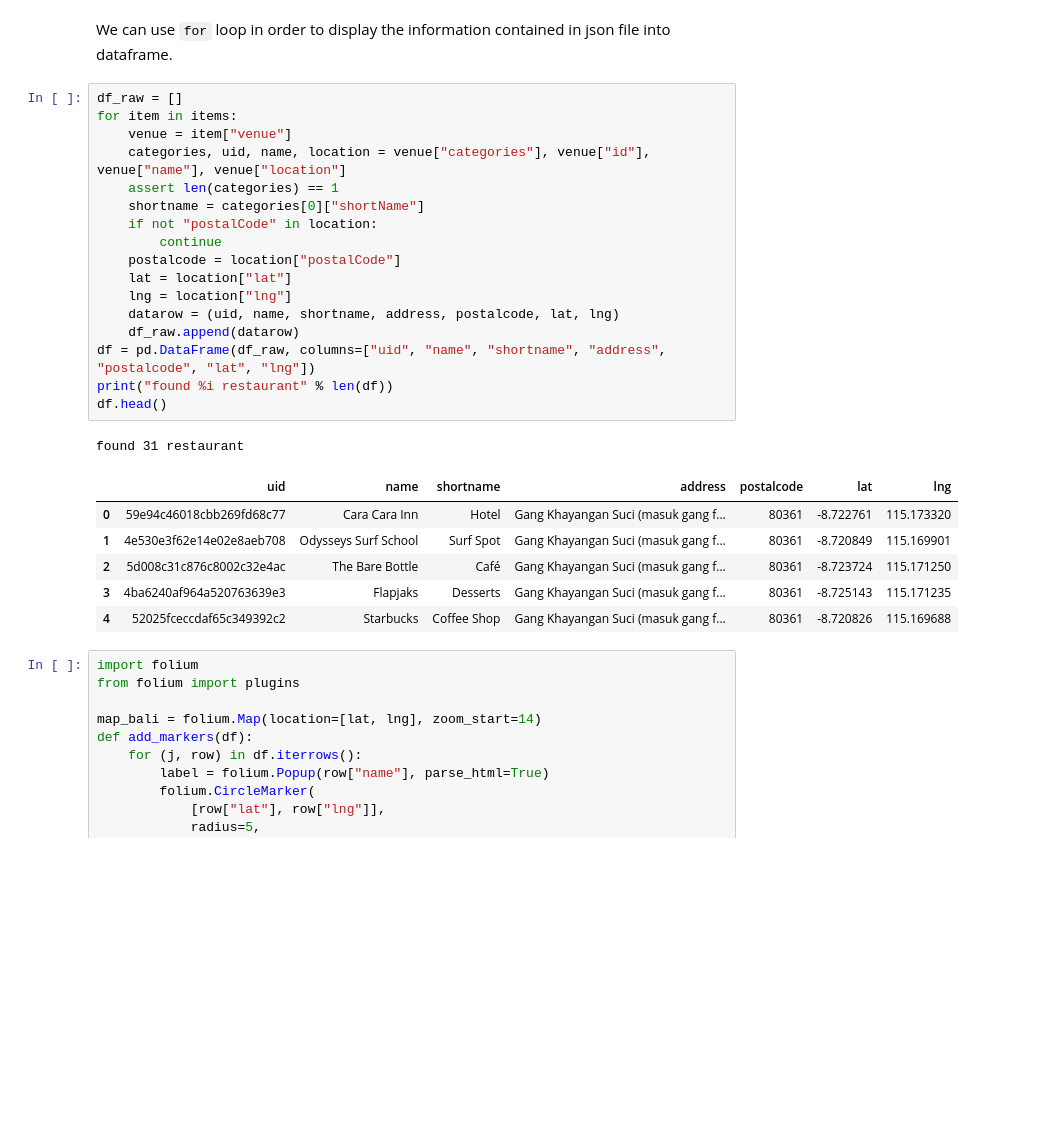
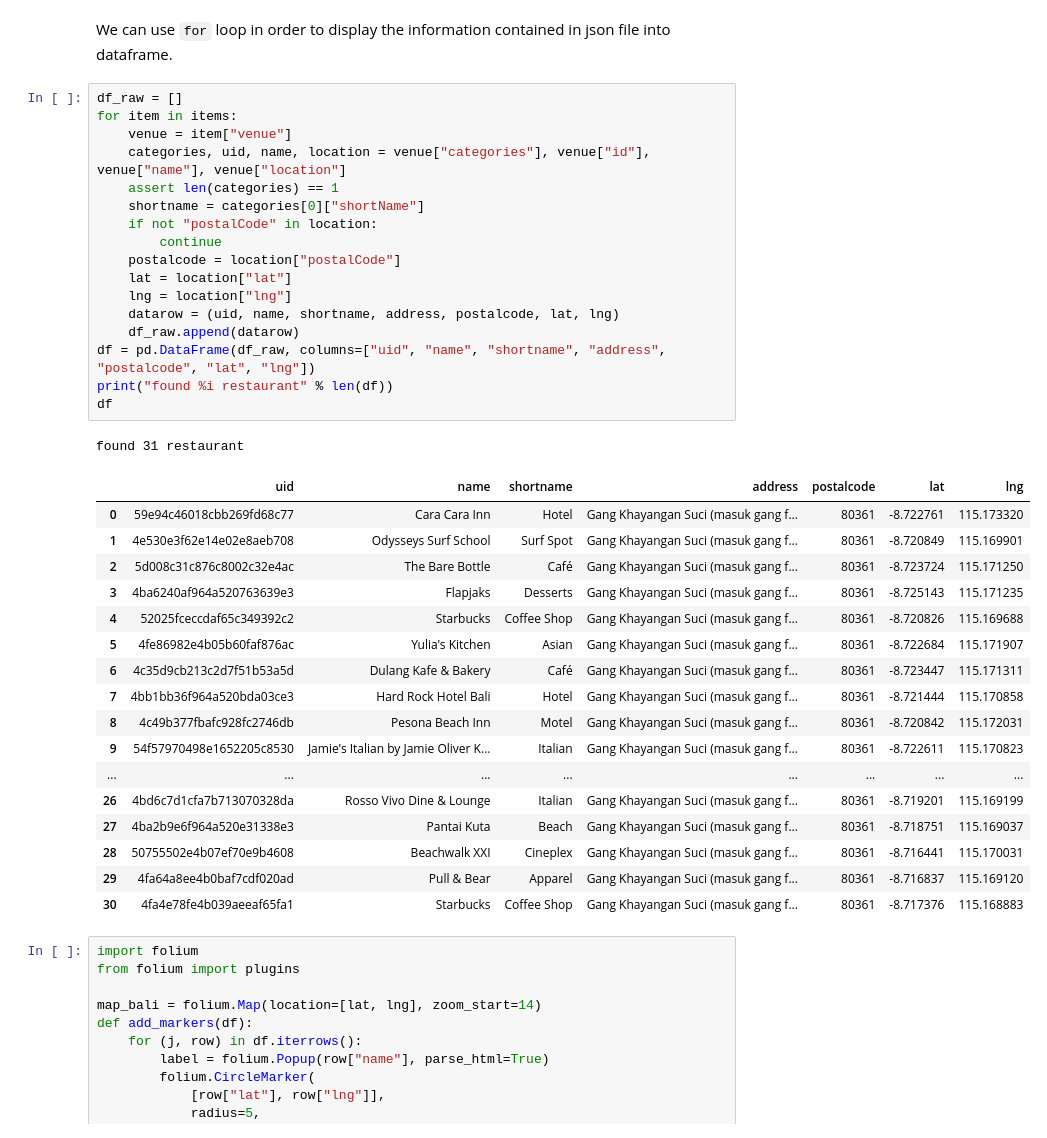
Before and after one commit to madesgriya/Coursera_Capstone, a Jupyter notebook: Capstone Project - The Battle of Neighborhoods (Week-2) - Analysis.ipynb, the cells around one changed output. Drawn from its saved outputs; the diff is of its cells as text; blank space fills up the shorter version.

```diff
--- a/Capstone Project - The Battle of Neighborhoods (Week-2) - Analysis.ipynb
+++ b/Capstone Project - The Battle of Neighborhoods (Week-2) - Analysis.ipynb
@@ -123,28 +123,39 @@ We can use `for` loop in order to display the information contained in json file
 # %%
 df_raw = []
 for item in items:
     venue = item["venue"]
     categories, uid, name, location = venue["categories"], venue["id"], venue["name"], venue["location"]
     assert len(categories) == 1
     shortname = categories[0]["shortName"]
     if not "postalCode" in location:
         continue
     postalcode = location["postalCode"]
     lat = location["lat"]
     lng = location["lng"]
     datarow = (uid, name, shortname, address, postalcode, lat, lng)
     df_raw.append(datarow)
 df = pd.DataFrame(df_raw, columns=["uid", "name", "shortname", "address", "postalcode", "lat", "lng"])
 print("found %i restaurant" % len(df))
-df.head()
+df
 # %% [output]
 found 31 restaurant
 |  | uid | name | shortname | address | postalcode | lat | lng |
 | 0 | 59e94c46018cbb269fd68c77 | Cara Cara Inn | Hotel | Gang Khayangan Suci (masuk gang f... | 80361 | -8.722761 | 115.173320 |
 | 1 | 4e530e3f62e14e02e8aeb708 | Odysseys Surf School | Surf Spot | Gang Khayangan Suci (masuk gang f... | 80361 | -8.720849 | 115.169901 |
 | 2 | 5d008c31c876c8002c32e4ac | The Bare Bottle | Café | Gang Khayangan Suci (masuk gang f... | 80361 | -8.723724 | 115.171250 |
 | 3 | 4ba6240af964a520763639e3 | Flapjaks | Desserts | Gang Khayangan Suci (masuk gang f... | 80361 | -8.725143 | 115.171235 |
 | 4 | 52025fceccdaf65c349392c2 | Starbucks | Coffee Shop | Gang Khayangan Suci (masuk gang f... | 80361 | -8.720826 | 115.169688 |
+| 5 | 4fe86982e4b05b60faf876ac | Yulia's Kitchen | Asian | Gang Khayangan Suci (masuk gang f... | 80361 | -8.722684 | 115.171907 |
+| 6 | 4c35d9cb213c2d7f51b53a5d | Dulang Kafe & Bakery | Café | Gang Khayangan Suci (masuk gang f... | 80361 | -8.723447 | 115.171311 |
+| 7 | 4bb1bb36f964a520bda03ce3 | Hard Rock Hotel Bali | Hotel | Gang Khayangan Suci (masuk gang f... | 80361 | -8.721444 | 115.170858 |
+| 8 | 4c49b377fbafc928fc2746db | Pesona Beach Inn | Motel | Gang Khayangan Suci (masuk gang f... | 80361 | -8.720842 | 115.172031 |
+| 9 | 54f57970498e1652205c8530 | Jamie's Italian by Jamie Oliver K... | Italian | Gang Khayangan Suci (masuk gang f... | 80361 | -8.722611 | 115.170823 |
+| ... | ... | ... | ... | ... | ... | ... | ... |
+| 26 | 4bd6c7d1cfa7b713070328da | Rosso Vivo Dine & Lounge | Italian | Gang Khayangan Suci (masuk gang f... | 80361 | -8.719201 | 115.169199 |
+| 27 | 4ba2b9e6f964a520e31338e3 | Pantai Kuta | Beach | Gang Khayangan Suci (masuk gang f... | 80361 | -8.718751 | 115.169037 |
+| 28 | 50755502e4b07ef70e9b4608 | Beachwalk XXI | Cineplex | Gang Khayangan Suci (masuk gang f... | 80361 | -8.716441 | 115.170031 |
+| 29 | 4fa64a8ee4b0baf7cdf020ad | Pull & Bear | Apparel | Gang Khayangan Suci (masuk gang f... | 80361 | -8.716837 | 115.169120 |
+| 30 | 4fa4e78fe4b039aeeaf65fa1 | Starbucks | Coffee Shop | Gang Khayangan Suci (masuk gang f... | 80361 | -8.717376 | 115.168883 |
 # %%
 import folium
 from folium import plugins
```
Also changed, not shown: parts of 2 cells of this notebook, 11 other files.
